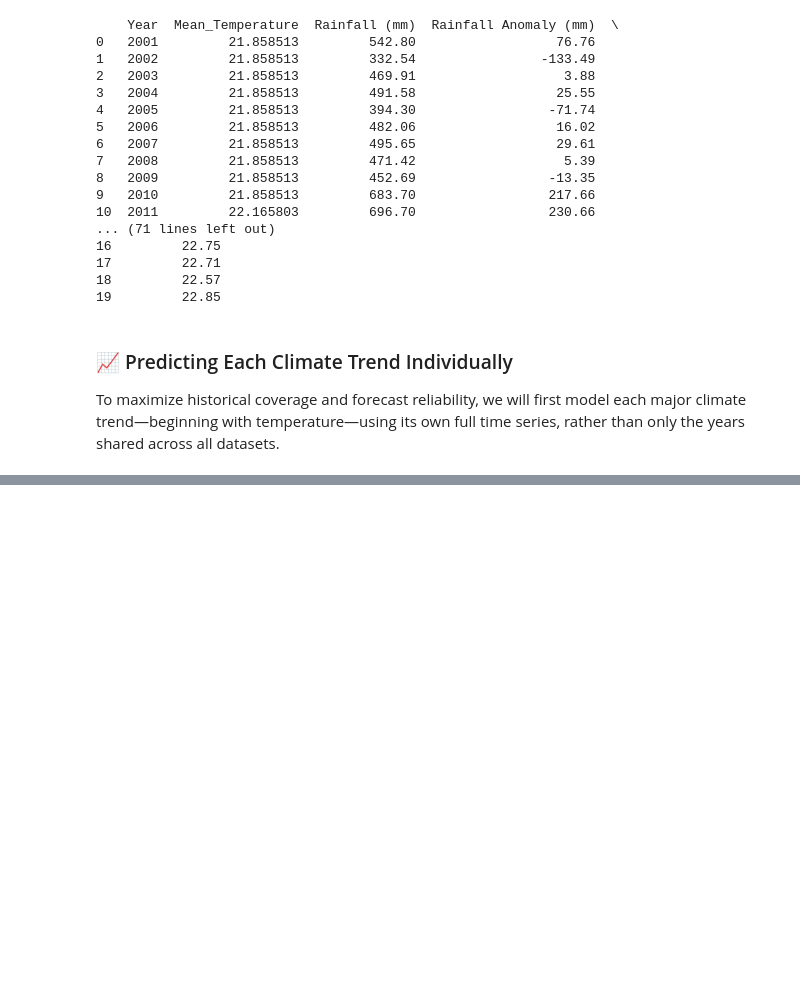
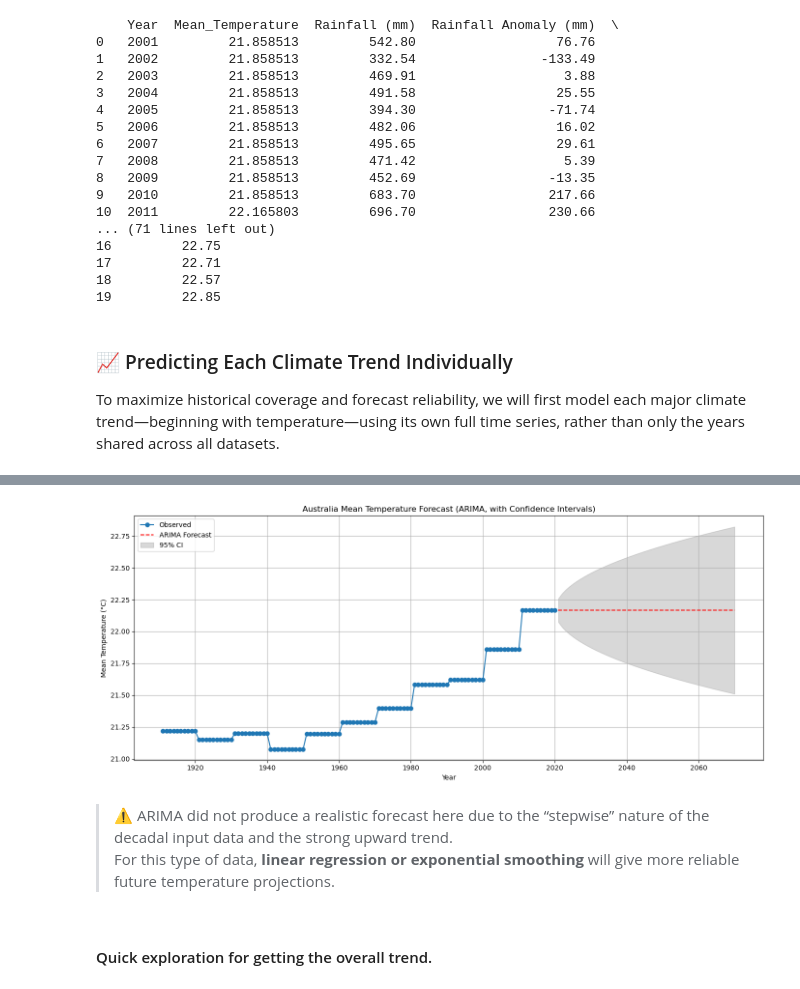
Before and after one commit to rogerespinosamorros/WeatherPredictionAustralia, a Jupyter notebook: notebooks/predictions/01_predict_temperature.ipynb, the cells around one changed output, grey strips where cells are left out. Cells and saved outputs as stored; diff of their text form; code cells hidden in the pictures; blank space fills up the shorter version.

```diff
--- a/notebooks/predictions/01_predict_temperature.ipynb
+++ b/notebooks/predictions/01_predict_temperature.ipynb
@@ -40,0 +170,21 @@ y = df[target]
+# %%
+pred_obj = model_arima.get_forecast(steps=50)
+ci = pred_obj.conf_int(alpha=0.05)
+plt.figure(figsize=(14,6))
+plt.plot(annual_temp_df["Year"], annual_temp_df["Mean_Temperature"], marker='o', label="Observed")
+plt.plot(forecast_years, future_pred_arima, 'r--', label="ARIMA Forecast")
+plt.fill_between(forecast_years, ci.iloc[:,0], ci.iloc[:,1], color='gray', alpha=0.3, label="95% CI")
+plt.title("Australia Mean Temperature Forecast (ARIMA, with Confidence Intervals)")
+plt.xlabel("Year")
+plt.ylabel("Mean Temperature (°C)")
+plt.legend()
+plt.grid()
+plt.tight_layout()
+plt.show()
+# %% [output]
+[figure, added]
+# %% [markdown]
+> ⚠️ ARIMA did not produce a realistic forecast here due to the “stepwise” nature of the decadal input data and the strong upward trend.
+> For this type of data, **linear regression or exponential smoothing** will give more reliable future temperature projections.
+# %% [markdown]
+#### Quick exploration for getting the overall trend.
```
Also changed, not shown: parts of 40 cells of this notebook, 7 other files.
